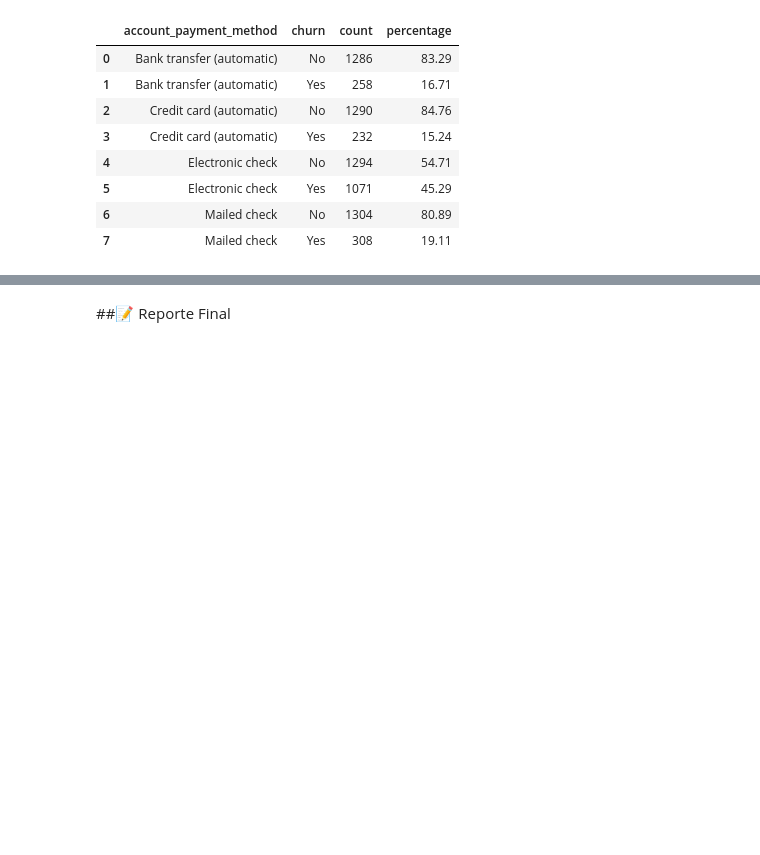
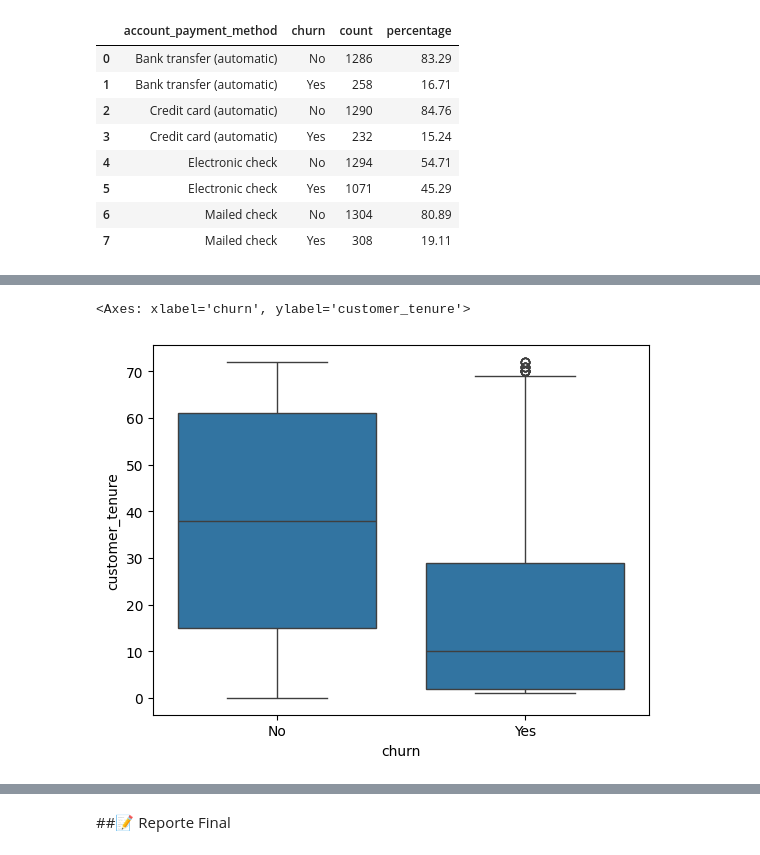
Before and after one commit to RientArlCroud/challenge3-analisis-de-datos, a Jupyter notebook: Challenge_3_Análisis_de_Datos.ipynb, the cells around one changed output, grey strips where cells are left out. Drawn from its saved outputs; the diff is of its cells as text; code cells hidden in the pictures; blank space fills up the shorter version.

```diff
--- a/Challenge_3_Análisis_de_Datos.ipynb
+++ b/Challenge_3_Análisis_de_Datos.ipynb
@@ -701,0 +745,6 @@ churn_by_payment
+# %%
+import seaborn as sns
+sns.boxplot(x='churn', y='customer_tenure', data=df)
+# %% [output]
+<Axes: xlabel='churn', ylabel='customer_tenure'>
+[figure, added]
```
Also changed, not shown: parts of 24 cells of this notebook.
